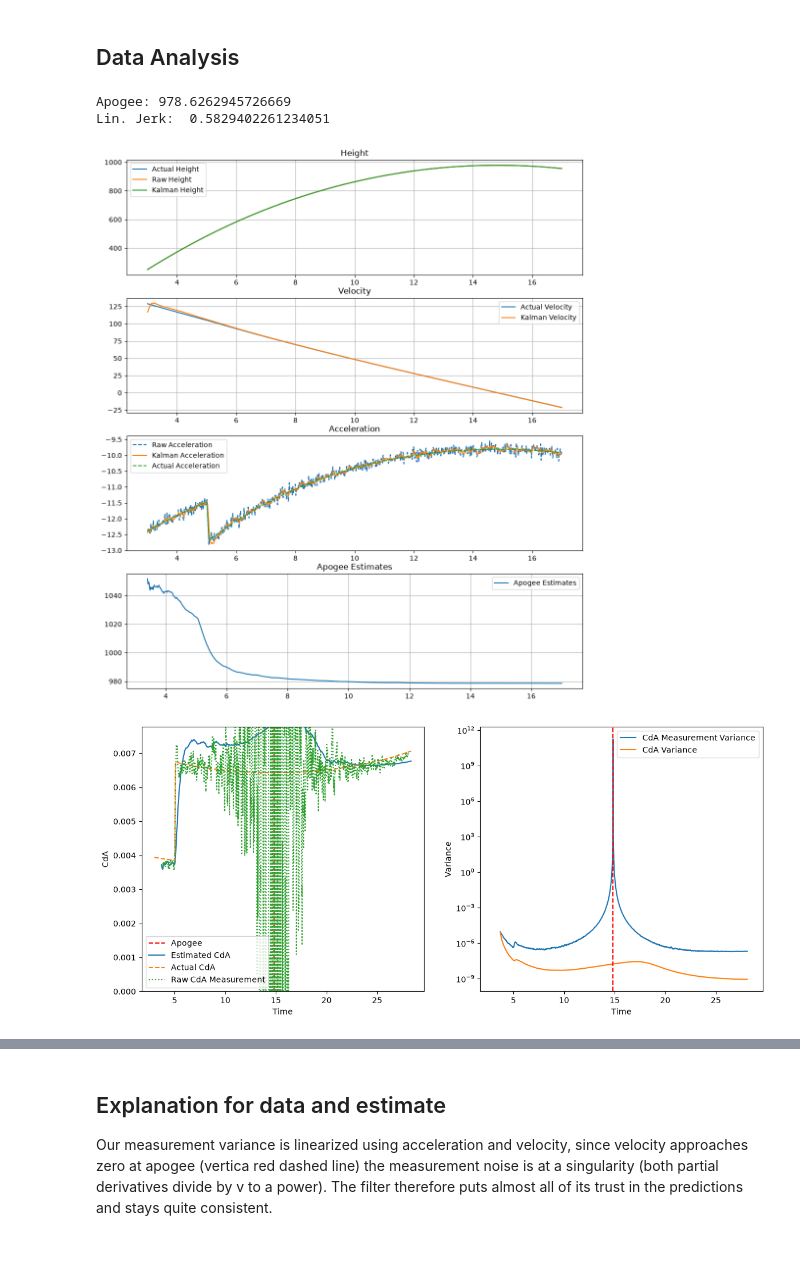
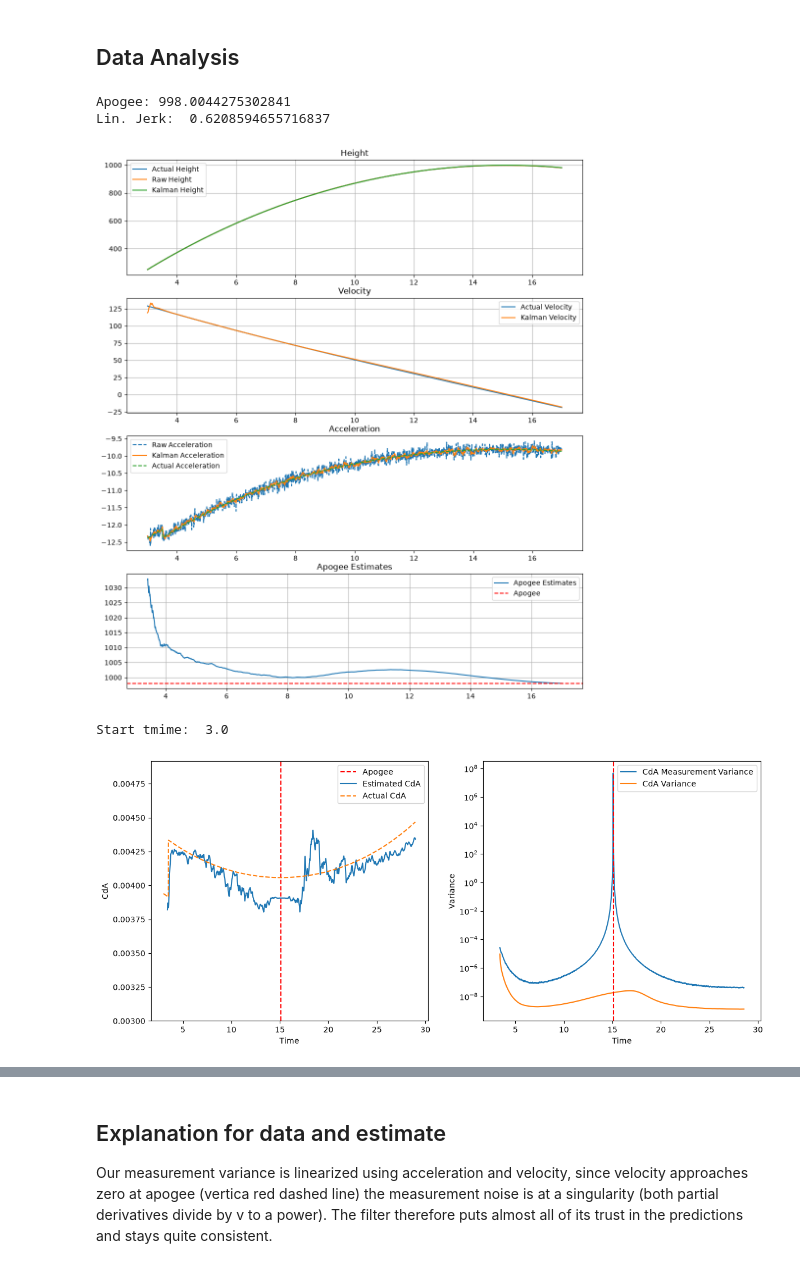
Before and after one commit to the-lightstack/kiraAirbrakeSoftware, a Jupyter notebook: regularSampleFilter.ipynb, the cells around one changed output, grey strips where cells are left out. Drawn from its saved outputs; the diff is of its cells as text; code cells hidden in the pictures.

```diff
--- a/regularSampleFilter.ipynb
+++ b/regularSampleFilter.ipynb
@@ -171,7 +171,7 @@ import constants
 
 
 # max deviation currently around 5%, this could mess up the kalman filter
-CODE_RUN_FREQUENCY = 60
+CODE_RUN_FREQUENCY = 120
 TIMESTEP = 1 / CODE_RUN_FREQUENCY
 
 
@@ -414,6 +414,7 @@ def setupStateKalmanFilter(z_acc1,imu1, z_height, baro) -> KalmanFilter:
                     [0,0,0,i_jv]])
     return kf
 # %%
+"""
 def CdA(v,a) -> float:
     m = constants.ROCKET_BURNOUT_MASS
     p = 1.225 # make this dependent on height
@@ -438,7 +439,7 @@ def cdaFilterMeasurementNoise(stateKF: KalmanFilter) -> np.array:
 def setupCDAFilter(stateKF: KalmanFilter, airBrake: AirBrake) -> KalmanFilter:
 
 
-    B_scale = 1.85
+    B_scale = 0.0
     m = constants.ROCKET_BURNOUT_MASS
     p = 1.225 # make this dependent on height
     g = -9.81
@@ -489,3 +490,4 @@ def setupCDAFilter(stateKF: KalmanFilter, airBrake: AirBrake) -> KalmanFilter:
     kf.B = np.array([[B_scale * A_total * constants.ROCKET_AIRBRAKE_DEFAULT_CD / TIMESTEP], [0.0]])
 
     return kf
+    """;
@@ -566,8 +635,8 @@ def airbrakeControlSoftware(t:float, imu1: Sensor, imu2: Sensor, baro: Sensor, a
     logUnit = ABSData(rawH=z_height, rawA=z_acc1, kalH=estState[0], kalV=estState[1], kalA=estState[2], apogeeEst=apogee_estimation, cdEst=cdaFilter_.x[0] if cdaFilter_ else None)
 
 
-    if t > 5:
-        v = 0.7#- min(1.0,(t-3.8)*(1/11.2))
+    if t > 3.5:
+        v = 0.1#- min(1.0,(t-3.8)*(1/11.2))
         return (v,logUnit)
     else:
         return (0.0, logUnit)
@@ -669,6 +738,8 @@ axs[2].legend()
 
 # plot apogee estimates over time
 axs[3].plot(absTimestamps,apogeeEstimations,label="Apogee Estimates")
+axs[3].axhline(y=apogee,color="r",linestyle="--",label="Apogee")
+
 axs[3].set_title("Apogee Estimates")
 axs[3].legend()
 axs[3].grid(True)
@@ -684,12 +755,14 @@ print("Lin. Jerk: ", delta_a)
 plt.grid(True)
 plt.show()
 # %% [output]
-Apogee: 978.6262945726669
-Lin. Jerk:  0.5829402261234051
+Apogee: 998.0044275302841
+Lin. Jerk:  0.6208594655716837
-[figure, old version]
+[figure, new version]
 # %%
 # plot the CdA estimate over time, with the actual CdA as a dashed line
 absTimestamps = np.array([i.timestamp for i in flightData if i.controlSoftwareData is not None ])
+
+print("Start tmime: ", absTimestamps[0])
 
 CdA_estimate = np.array([i.controlSoftwareData.cdEstimate for i in flightData if i.controlSoftwareData is not None ])
 CdA_actual = np.array([CdA(v=i.verticalVelocity, a=i.verticalAcceleration) for i in flightData if i.controlSoftwareData is not None])
@@ -702,33 +775,34 @@ saverTimeSlots = np.arange(CDA_ESTIMATE_START_T, CDA_ESTIMATE_START_T + len(cda_
 
 # Add a second subplot on the right, that shows the CdA variance using the saver.P
 fig, (ax1, ax2) = plt.subplots(1, 2, figsize=(14, 6),sharex=True)
 
 measurement_variances = [i for i in cdaSaver_.R if i is not None] if cdaSaver_ is not None else []
 ax2.plot(saverTimeSlots, measurement_variances, label='CdA Measurement Variance')
 
 process_variances = [i[0,0] for i in cdaSaver_.P if i is not None] if cdaSaver_ is not None else []
 ax2.plot(saverTimeSlots, process_variances, label='CdA Variance')
 ax2.set_xlabel('Time')
 ax2.set_ylabel('Variance')
 # make logarithmic
 ax2.set_yscale("log")     # Logarithmic y-axis
 ax2.legend()
 
 # Add a vertical dashed red line at apogee, so time = 15s
 ax1.axvline(x=apogee_time, color='r', linestyle='--', label='Apogee')
 ax2.axvline(x=apogee_time, color='r', linestyle='--', label='Apogee')
 
 
 ax1.plot(absTimestamps, CdA_estimate, label='Estimated CdA')
 ax1.plot(absTimestamps, CdA_actual, linestyle='--', label='Actual CdA')
-ax1.plot(saverTimeSlots, cda_raw_values, linestyle=':', label='Raw CdA Measurement')
+# ax1.plot(saverTimeSlots, cda_raw_values, linestyle=':', label='Raw CdA Measurement')
 ax1.set_xlabel('Time')
 ax1.set_ylabel('CdA')
 
 # get 90th percentile of the CdA_actual and set the y limit to that
-ax1.set_ylim(0, max(CdA_actual) * 1.1)  # Add a little margin above the 90th percentile
+ax1.set_ylim(0.003, max(CdA_actual) * 1.1)  # Add a little margin above the 90th percentile
 
 ax1.legend()
 plt.show()
 # %% [output]
+Start tmime:  3.0
-[figure, old version]
+[figure, new version]
```
Also changed, not shown: parts of 4 cells of this notebook, 1 other file.
